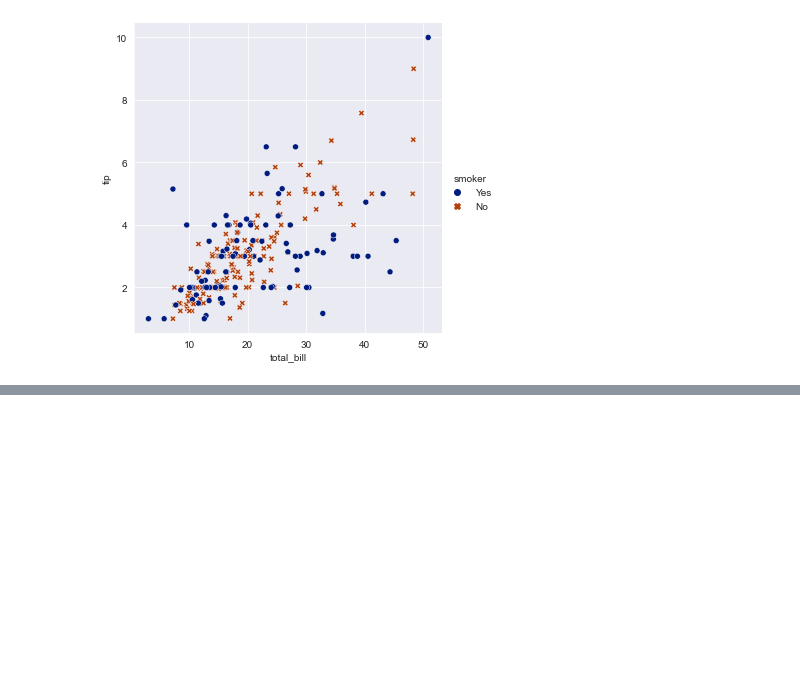
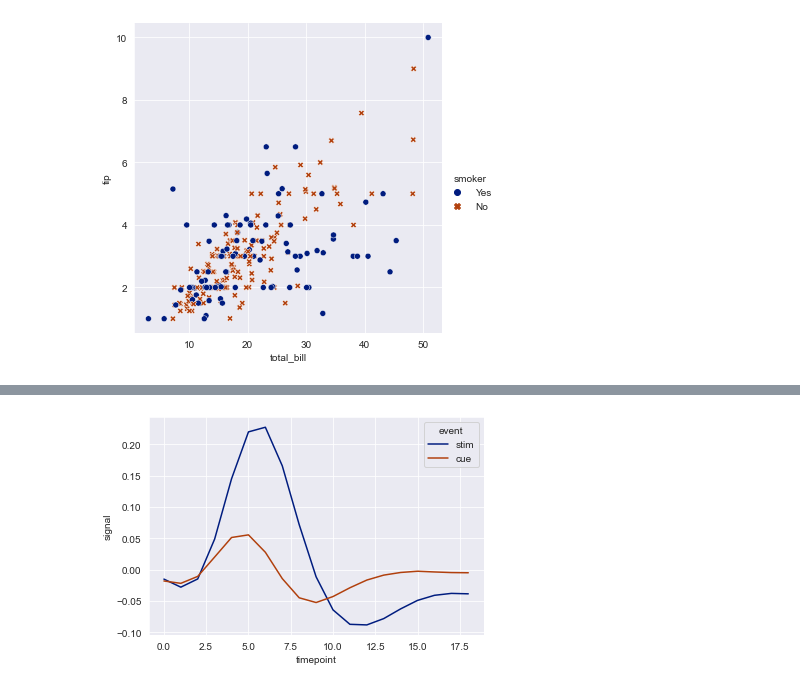
Before and after one commit to htuteja04/practice, a Jupyter notebook: Seaborn/Seaborn-practice.ipynb, the cells around one changed output, grey strips where cells are left out. Saved outputs shown, nothing was run; the diff lists cells and outputs as text; code cells hidden in the pictures; blank space fills up the shorter version.

```diff
--- a/Seaborn/Seaborn-practice.ipynb
+++ b/Seaborn/Seaborn-practice.ipynb
@@ -141,0 +168,4 @@ sns.relplot(data=t, x="total_bill", y="tip", hue="size", size="size");
+# %%
+sns.lineplot(data=f, y="signal", x="timepoint", hue="event", ci=None);
+# %% [output]
+[figure, added]
```
Also changed, not shown: parts of 15 cells of this notebook, 1 other file.
